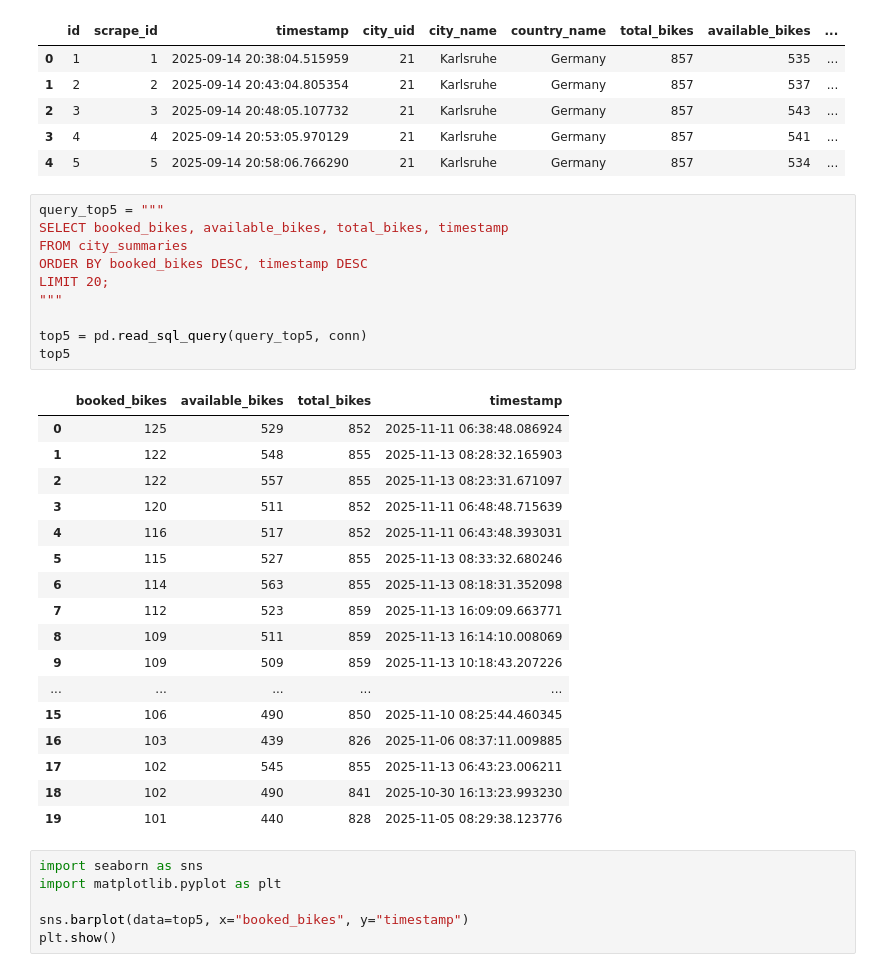
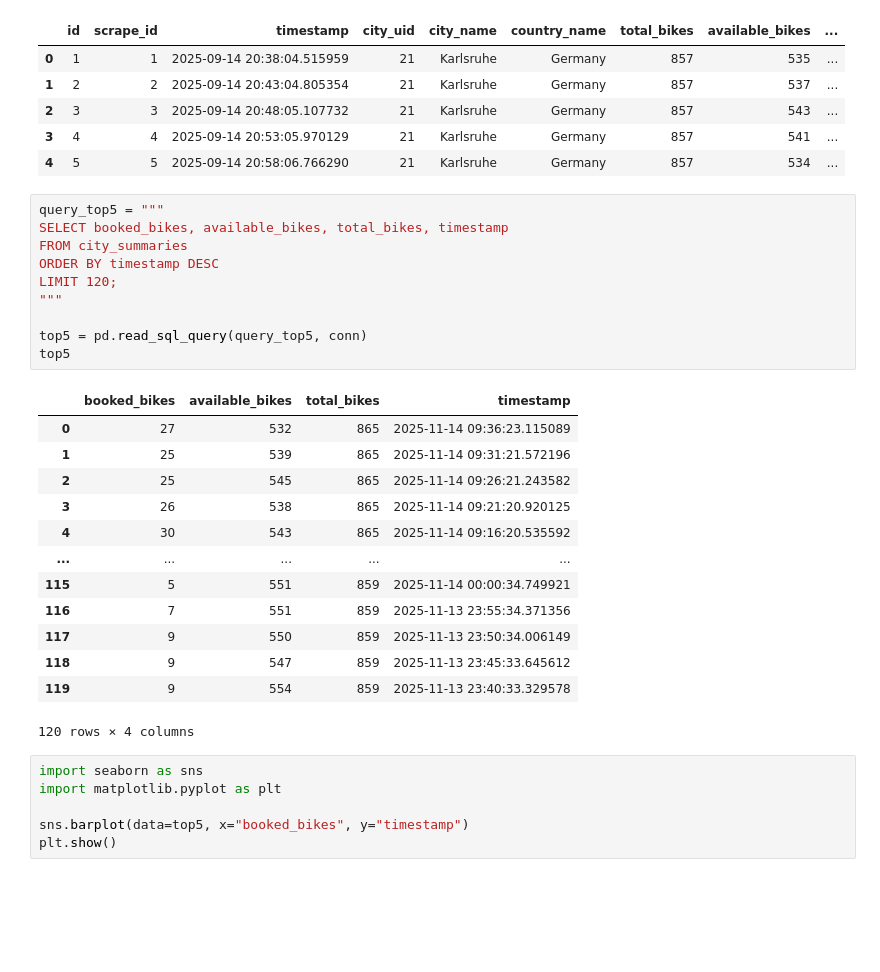
Before and after one commit to Bemnyyy/Projektarbeit, a Jupyter notebook: Test_nextbike_notebook.ipynb, the cells around one changed output. Saved outputs shown, nothing was run; the diff lists cells and outputs as text; blank space fills up the shorter version.

```diff
--- a/Test_nextbike_notebook.ipynb
+++ b/Test_nextbike_notebook.ipynb
@@ -31,31 +31,27 @@ table.head(5)
 # %%
 query_top5 = """
 SELECT booked_bikes, available_bikes, total_bikes, timestamp
 FROM city_summaries
-ORDER BY booked_bikes DESC, timestamp DESC
-LIMIT 20;
+ORDER BY timestamp DESC
+LIMIT 120;
 """
 
 top5 = pd.read_sql_query(query_top5, conn)
 top5
 # %% [output]
 |  | booked_bikes | available_bikes | total_bikes | timestamp |
-| 0 | 125 | 529 | 852 | 2025-11-11 06:38:48.086924 |
-| 1 | 122 | 548 | 855 | 2025-11-13 08:28:32.165903 |
-| 2 | 122 | 557 | 855 | 2025-11-13 08:23:31.671097 |
-| 3 | 120 | 511 | 852 | 2025-11-11 06:48:48.715639 |
-| 4 | 116 | 517 | 852 | 2025-11-11 06:43:48.393031 |
-| 5 | 115 | 527 | 855 | 2025-11-13 08:33:32.680246 |
-| 6 | 114 | 563 | 855 | 2025-11-13 08:18:31.352098 |
-| 7 | 112 | 523 | 859 | 2025-11-13 16:09:09.663771 |
-| 8 | 109 | 511 | 859 | 2025-11-13 16:14:10.008069 |
-| 9 | 109 | 509 | 859 | 2025-11-13 10:18:43.207226 |
+| 0 | 27 | 532 | 865 | 2025-11-14 09:36:23.115089 |
+| 1 | 25 | 539 | 865 | 2025-11-14 09:31:21.572196 |
+| 2 | 25 | 545 | 865 | 2025-11-14 09:26:21.243582 |
+| 3 | 26 | 538 | 865 | 2025-11-14 09:21:20.920125 |
+| 4 | 30 | 543 | 865 | 2025-11-14 09:16:20.535592 |
 | ... | ... | ... | ... | ... |
-| 15 | 106 | 490 | 850 | 2025-11-10 08:25:44.460345 |
-| 16 | 103 | 439 | 826 | 2025-11-06 08:37:11.009885 |
-| 17 | 102 | 545 | 855 | 2025-11-13 06:43:23.006211 |
-| 18 | 102 | 490 | 841 | 2025-10-30 16:13:23.993230 |
-| 19 | 101 | 440 | 828 | 2025-11-05 08:29:38.123776 |
+| 115 | 5 | 551 | 859 | 2025-11-14 00:00:34.749921 |
+| 116 | 7 | 551 | 859 | 2025-11-13 23:55:34.371356 |
+| 117 | 9 | 550 | 859 | 2025-11-13 23:50:34.006149 |
+| 118 | 9 | 547 | 859 | 2025-11-13 23:45:33.645612 |
+| 119 | 9 | 554 | 859 | 2025-11-13 23:40:33.329578 |
+120 rows × 4 columns
 # %%
 import seaborn as sns
 import matplotlib.pyplot as plt
```
Also changed, not shown: 3 other files.
